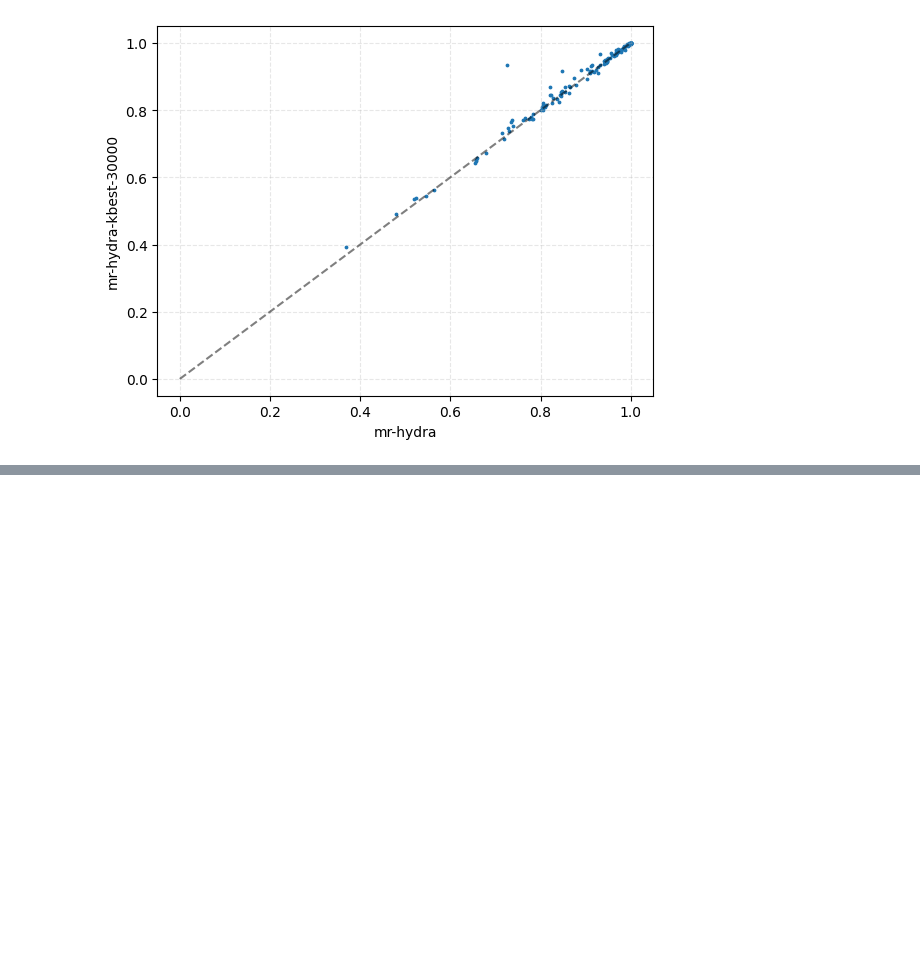
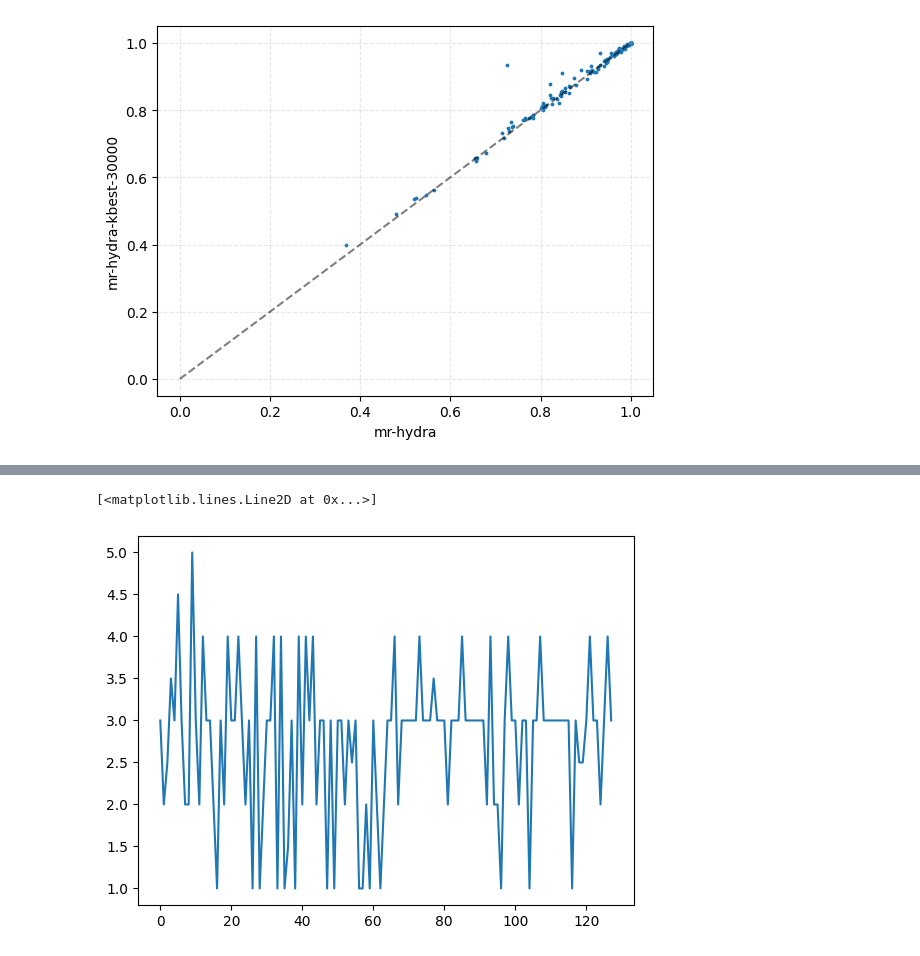
Before and after one commit to gasperpetelin/TSCGlue, a Jupyter notebook: notebooks/060-rocket-types.ipynb, the cells around one changed output, grey strips where cells are left out. Drawn from its saved outputs; the diff is of its cells as text; code cells hidden in the pictures; blank space fills up the shorter version.

```diff
--- a/notebooks/060-rocket-types.ipynb
+++ b/notebooks/060-rocket-types.ipynb
@@ -91,0 +155,6 @@ np.float64(0.3359375)
+# %%
+v = conc.sort("n_train").select(['rank_mr-hydra-kbest-5000', 'rank_mr-hydra-kbest-30000'])
+plt.plot(v['rank_mr-hydra-kbest-5000'])
+# %% [output]
+[<matplotlib.lines.Line2D at 0x...>]
+[figure, added]
```
Also changed, not shown: parts of 13 cells of this notebook, 16 other files.
